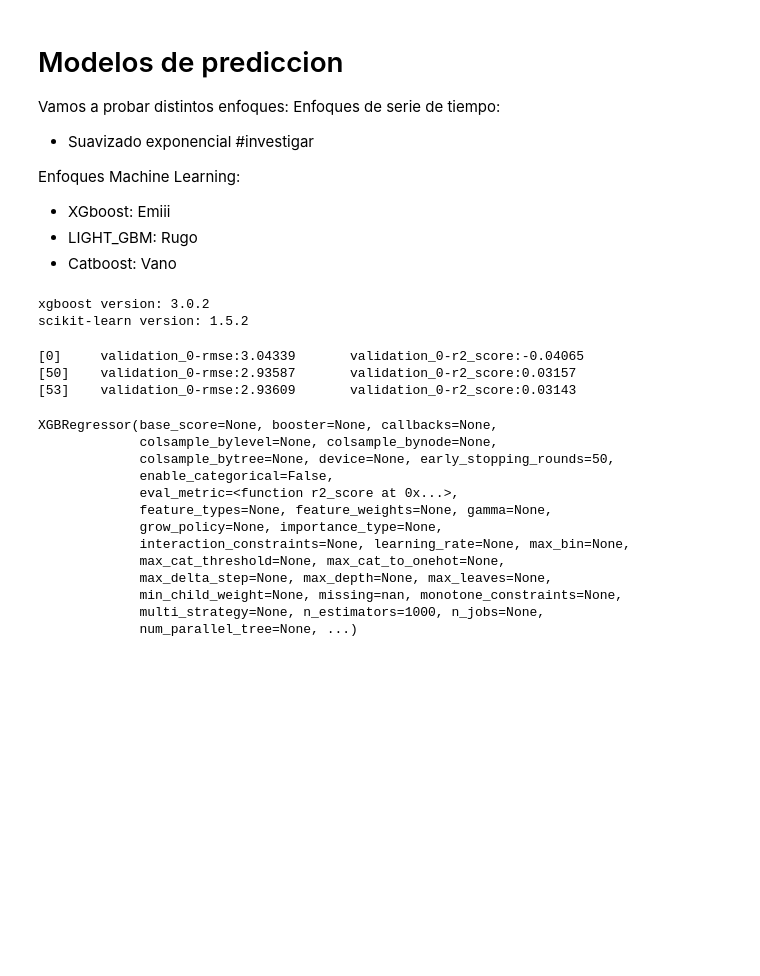
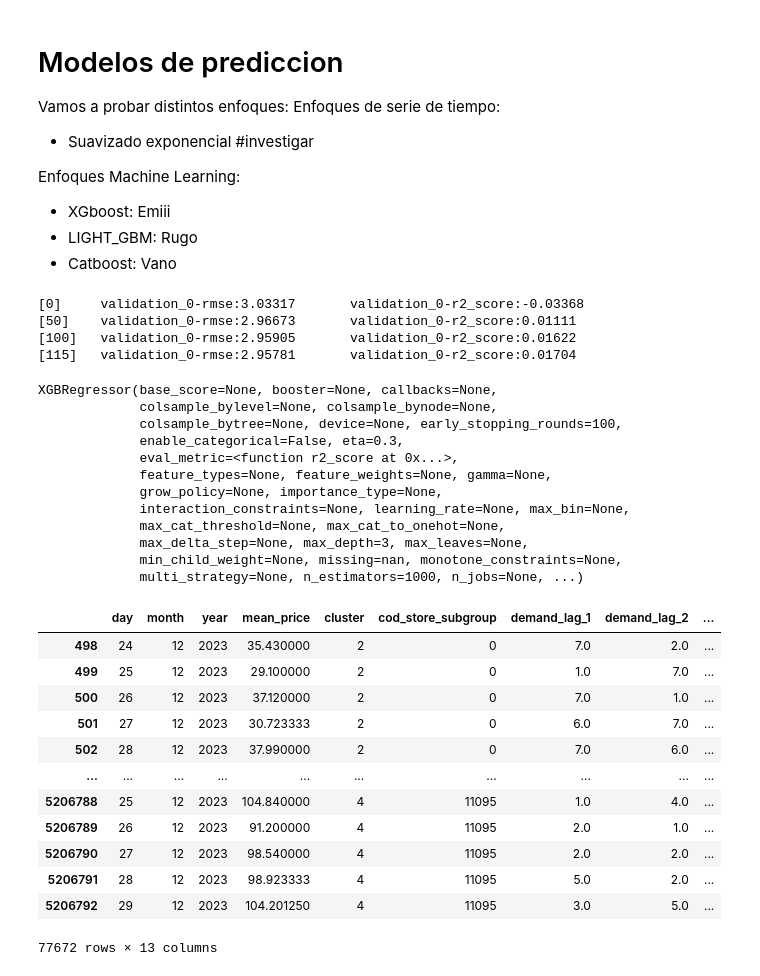
Before and after one commit to Emiliano-Torres/proyecto_eci, a Jupyter notebook: Modelo_prediccion.ipynb, the cells around one changed output. Cells and saved outputs as stored; diff of their text form; code cells hidden in the pictures; blank space fills up the shorter version.

Commit message:
Probando xgboost

```diff
--- a/Modelo_prediccion.ipynb
+++ b/Modelo_prediccion.ipynb
@@ -26,34 +28,15 @@ X_train=train[FEATURES]
 y_train=train[TARGET]
 X_test=test[FEATURES]
 y_test=test[TARGET]
-# %%
-y_train.isnull().sum()
-import xgboost
-import sklearn
-
-print("xgboost version:", xgboost.__version__)
-print("scikit-learn version:", sklearn.__version__)
-# %% [output]
-xgboost version: 3.0.2
-scikit-learn version: 1.5.2
 # %%
 from sklearn.metrics import r2_score
-
-
-
-
-#eval metric
-def r2_eval(preds, dtrain):
-    try:
-        labels = dtrain.get_label()
-    except AttributeError:
-        labels = dtrain
-    return 'r2', r2_score(labels, preds)
 
 reg = xgb.XGBRegressor(
     n_estimators=1000,
     eval_metric=r2_score,
-    early_stopping_rounds=50
+    eta=0.3,
+    max_depth=3,
+    early_stopping_rounds=100
 )
 
 reg.fit(
@@ -62,19 +45,35 @@ reg.fit(
     verbose=50
 )
 # %% [output]
-[0]     validation_0-rmse:3.04339       validation_0-r2_score:-0.04065
-[50]    validation_0-rmse:2.93587       validation_0-r2_score:0.03157
-[53]    validation_0-rmse:2.93609       validation_0-r2_score:0.03143
+[0]     validation_0-rmse:3.03317       validation_0-r2_score:-0.03368
+[50]    validation_0-rmse:2.96673       validation_0-r2_score:0.01111
+[100]   validation_0-rmse:2.95905       validation_0-r2_score:0.01622
+[115]   validation_0-rmse:2.95781       validation_0-r2_score:0.01704
 XGBRegressor(base_score=None, booster=None, callbacks=None,
              colsample_bylevel=None, colsample_bynode=None,
-             colsample_bytree=None, device=None, early_stopping_rounds=50,
-             enable_categorical=False,
+             colsample_bytree=None, device=None, early_stopping_rounds=100,
+             enable_categorical=False, eta=0.3,
              eval_metric=<function r2_score at 0x...>,
              feature_types=None, feature_weights=None, gamma=None,
              grow_policy=None, importance_type=None,
              interaction_constraints=None, learning_rate=None, max_bin=None,
              max_cat_threshold=None, max_cat_to_onehot=None,
-             max_delta_step=None, max_depth=None, max_leaves=None,
+             max_delta_step=None, max_depth=3, max_leaves=None,
              min_child_weight=None, missing=nan, monotone_constraints=None,
-             multi_strategy=None, n_estimators=1000, n_jobs=None,
-             num_parallel_tree=None, ...)
+             multi_strategy=None, n_estimators=1000, n_jobs=None, ...)
+# %%
+X_test
+# %% [output]
+|  | day | month | year | mean_price | cluster | cod_store_subgroup | demand_lag_1 | demand_lag_2 | ... |
+| 498 | 24 | 12 | 2023 | 35.430000 | 2 | 0 | 7.0 | 2.0 | ... |
+| 499 | 25 | 12 | 2023 | 29.100000 | 2 | 0 | 1.0 | 7.0 | ... |
+| 500 | 26 | 12 | 2023 | 37.120000 | 2 | 0 | 7.0 | 1.0 | ... |
+| 501 | 27 | 12 | 2023 | 30.723333 | 2 | 0 | 6.0 | 7.0 | ... |
+| 502 | 28 | 12 | 2023 | 37.990000 | 2 | 0 | 7.0 | 6.0 | ... |
+| ... | ... | ... | ... | ... | ... | ... | ... | ... | ... |
+| 5206788 | 25 | 12 | 2023 | 104.840000 | 4 | 11095 | 1.0 | 4.0 | ... |
+| 5206789 | 26 | 12 | 2023 | 91.200000 | 4 | 11095 | 2.0 | 1.0 | ... |
+| 5206790 | 27 | 12 | 2023 | 98.540000 | 4 | 11095 | 2.0 | 2.0 | ... |
+| 5206791 | 28 | 12 | 2023 | 98.923333 | 4 | 11095 | 5.0 | 2.0 | ... |
+| 5206792 | 29 | 12 | 2023 | 104.201250 | 4 | 11095 | 3.0 | 5.0 | ... |
+77672 rows × 13 columns
```
Also changed, not shown: parts of 8 cells of this notebook.
